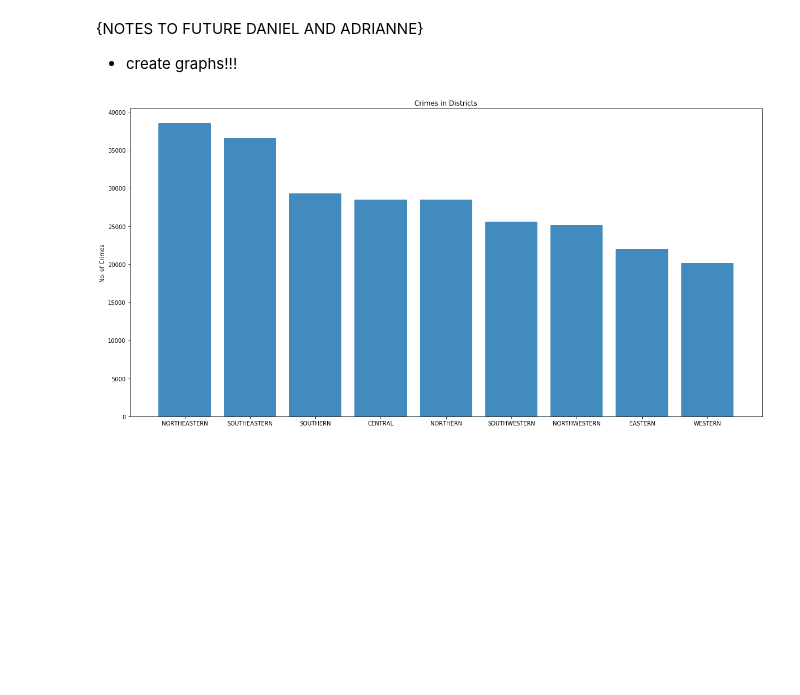
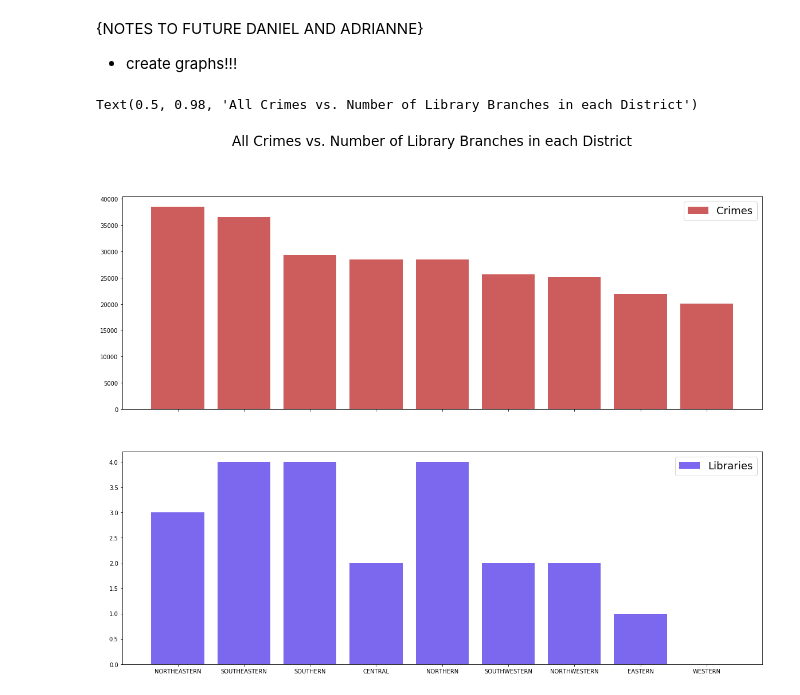
Before and after one commit to adriyens/CMSC-491-Project, a Jupyter notebook: CMSC491_project.ipynb, the cells around one changed output. Cells and saved outputs as stored; diff of their text form; code cells hidden in the pictures; blank space fills up the shorter version.

```diff
--- a/CMSC491_project.ipynb
+++ b/CMSC491_project.ipynb
@@ -230,18 +230,16 @@ allCrimes
 # %%
 # Exporting to CSV so we can use this dataset for Weka.
 allCrimes.to_csv("allcrimes.csv")
-# %%
-# Creating a bar graph to show all the crimes in each district
-plt.figure(figsize=(20,10))
-pos = np.arange(len(crimeDist))
-
-plt.bar(pos, allCrimes['allCrimes'], align='center', alpha=0.85)
-plt.xticks(pos, crimeDist)
-plt.ylabel('No. of Crimes')
-plt.title('Crimes in Districts')
-
-plt.show()
-# %% [output]
-[figure, removed]
+# %%
+# Creating a bar graph to show all the crimes in each district
+fig, axs = plt.subplots(2, 1, figsize=(20, 15), sharex=True)
+axs[0].bar(allCrimes.index, allCrimes['allCrimes'], color="#CD5C5C", label="Crimes")
+axs[0].legend(loc='upper right', fontsize=18)
+axs[1].bar(allCrimes.index, allCrimes['Library Count'], color="#7B68EE", label="Libraries")
+axs[1].legend(loc='upper right', fontsize=18)
+fig.suptitle('All Crimes vs. Number of Library Branches in each District', fontsize=24)
+# %% [output]
+Text(0.5, 0.98, 'All Crimes vs. Number of Library Branches in each District')
+[figure, added]
 # %%
 # Creating a multi-line graph to demonstrate trends in crimes in each district.
```
Also changed, not shown: parts of 1 cell of this notebook, 1 other file.
